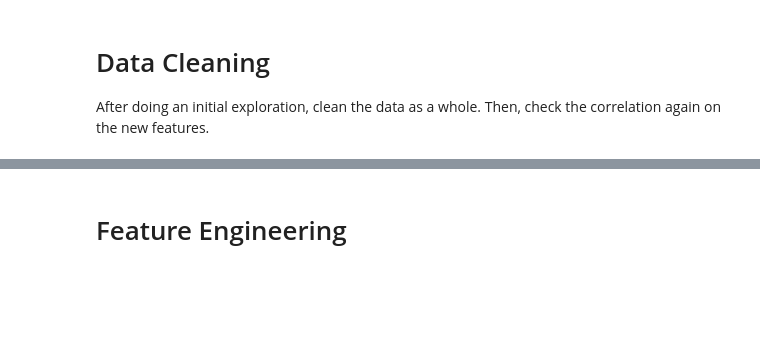
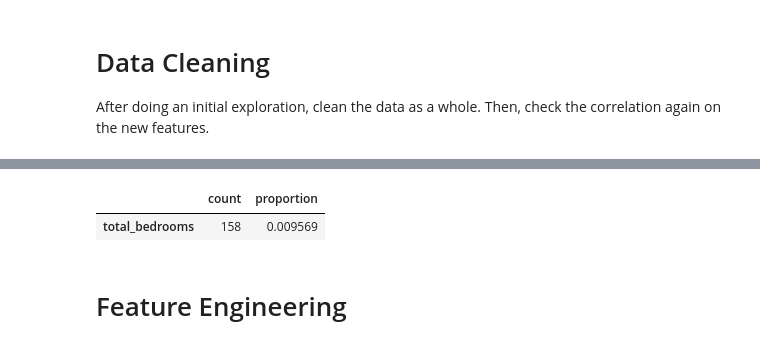
Before and after one commit to angelocandari/std-handsOnMachineLearning, a Jupyter notebook: std-handsOnMachineLearning.ipynb, the cells around one changed output, grey strips where cells are left out. Saved outputs shown, nothing was run; the diff lists cells and outputs as text; code cells hidden in the pictures; blank space fills up the shorter version.

```diff
--- a/std-handsOnMachineLearning.ipynb
+++ b/std-handsOnMachineLearning.ipynb
@@ -194,0 +185,10 @@ After doing an initial exploration, clean the data as a whole. Then, check the c
+# %%
+mis = train.isnull().sum()
+mis = mis[mis>0]
+pd.DataFrame({
+    'count': mis,
+    'proportion': mis / len(train)
+}).sort_values(by='proportion', ascending=False).style.bar()
+# %% [output]
+|  | count | proportion |
+| total_bedrooms | 158 | 0.009569 |
```
Also changed, not shown: parts of 31 cells of this notebook.
